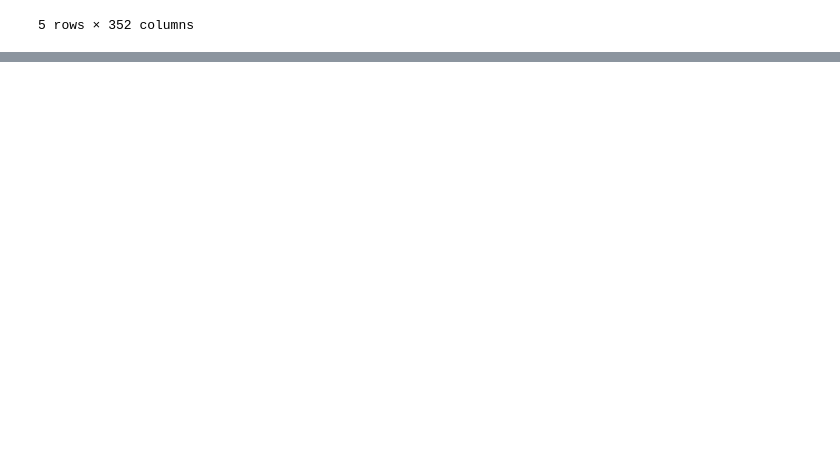
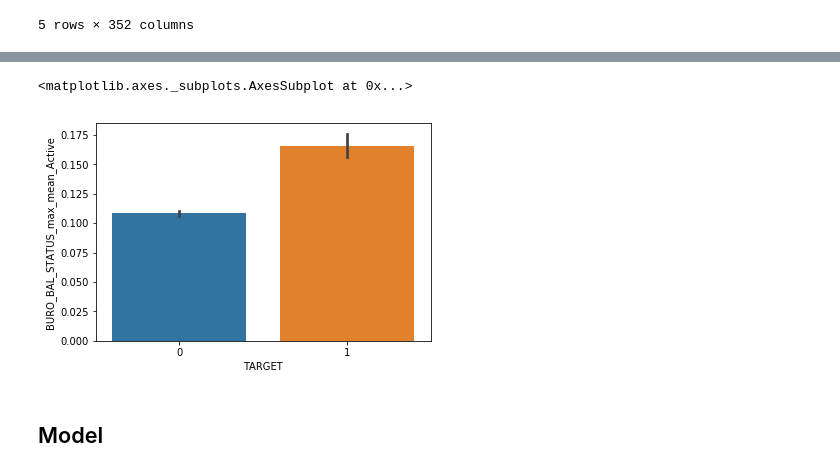
Before and after one commit to jack89roberts/kaggle-home-credit-default-risk, a Jupyter notebook: bureau.ipynb, the cells around one changed output, grey strips where cells are left out. Drawn from its saved outputs; the diff is of its cells as text; code cells hidden in the pictures; blank space fills up the shorter version.

```diff
--- a/bureau.ipynb
+++ b/bureau.ipynb
@@ -393,0 +340,7 @@ sns.barplot(x='TARGET',y='BUREAU_DAYS_ENDDATE_MIN',data=df_train)
+# %%
+sns.barplot(y='BURO_BAL_STATUS_max_mean_Active',x='TARGET',data=df_train)
+# %% [output]
+<matplotlib.axes._subplots.AxesSubplot at 0x...>
+[figure, added]
+# %% [markdown]
+## Model
```
Also changed, not shown: parts of 18 cells of this notebook, 1 other file.
